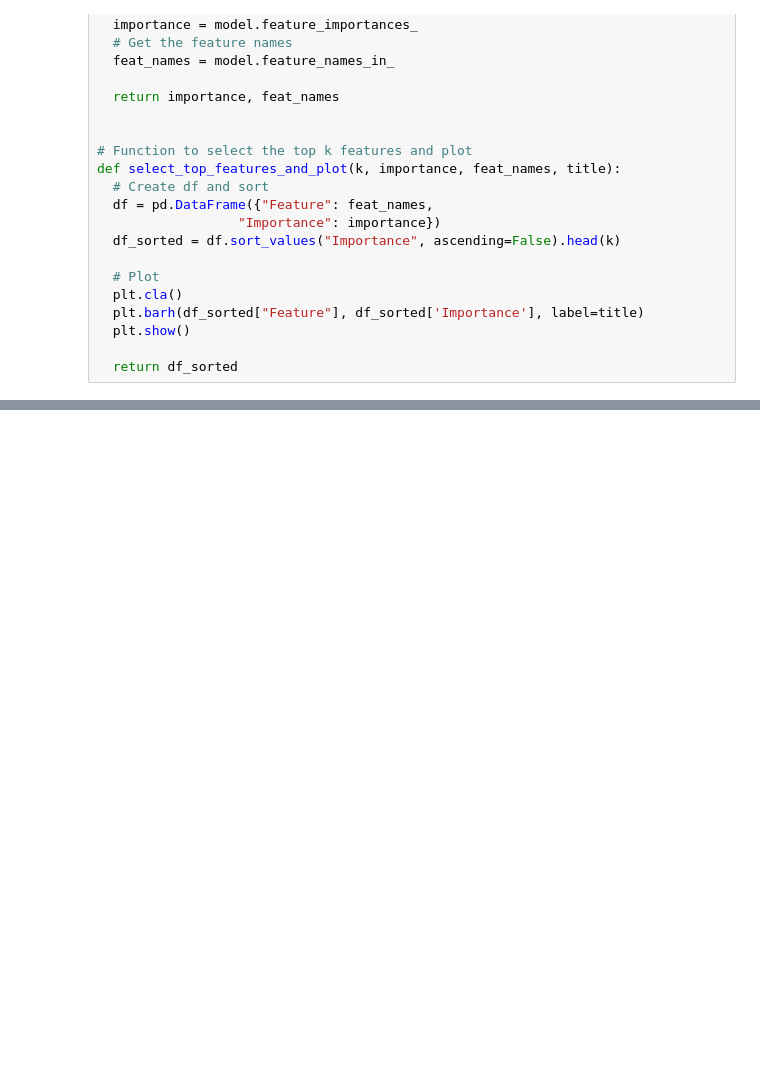
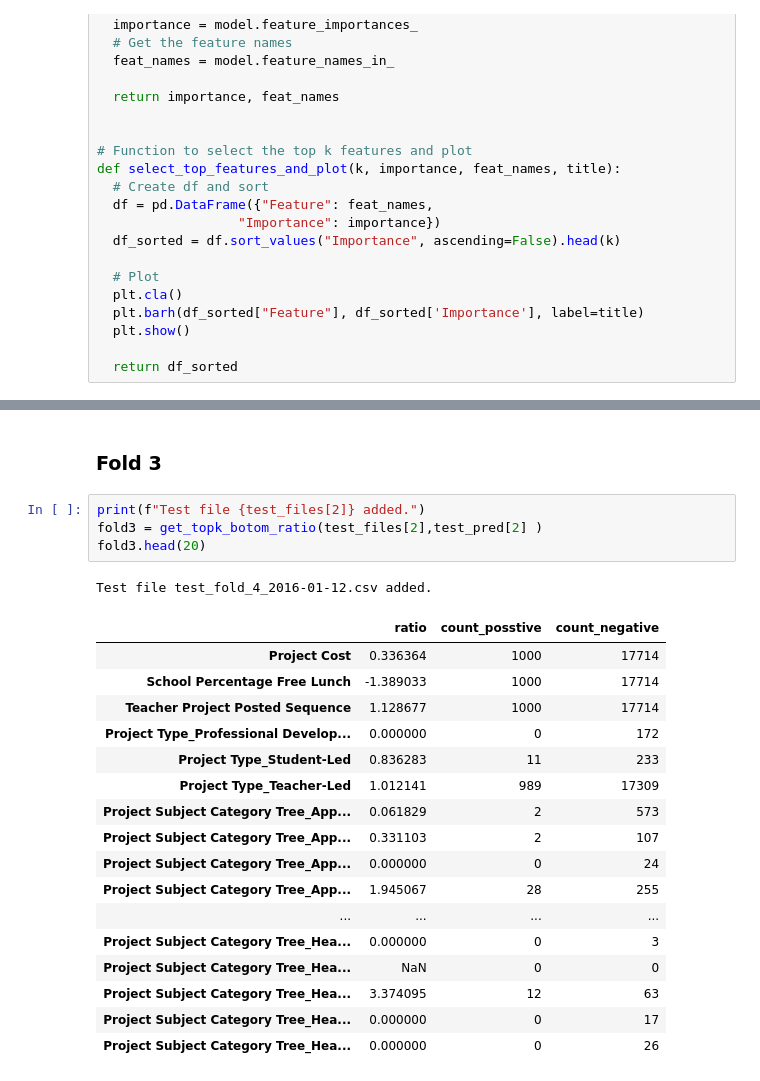
Before and after one commit to cepdnaclk/e17-4yp-using-machine-learning-in-high-stake-settings, a Jupyter notebook: Sanity_checks.ipynb, the cells around one changed output, grey strips where cells are left out. Cells and saved outputs as stored; diff of their text form; blank space fills up the shorter version.

```diff
--- a/Sanity_checks.ipynb
+++ b/Sanity_checks.ipynb
@@ -84,0 +235,25 @@ Mean ratio
+# %% [markdown]
+### Fold 3
+# %%
+print(f"Test file {test_files[2]} added.")
+fold3 = get_topk_botom_ratio(test_files[2],test_pred[2] )
+fold3.head(20)
+# %% [output]
+Test file test_fold_4_2016-01-12.csv added.
+|  | ratio | count_posstive | count_negative |
+| Project Cost | 0.336364 | 1000 | 17714 |
+| School Percentage Free Lunch | -1.389033 | 1000 | 17714 |
+| Teacher Project Posted Sequence | 1.128677 | 1000 | 17714 |
+| Project Type_Professional Develop... | 0.000000 | 0 | 172 |
+| Project Type_Student-Led | 0.836283 | 11 | 233 |
+| Project Type_Teacher-Led | 1.012141 | 989 | 17309 |
+| Project Subject Category Tree_App... | 0.061829 | 2 | 573 |
+| Project Subject Category Tree_App... | 0.331103 | 2 | 107 |
+| Project Subject Category Tree_App... | 0.000000 | 0 | 24 |
+| Project Subject Category Tree_App... | 1.945067 | 28 | 255 |
+| ... | ... | ... | ... |
+| Project Subject Category Tree_Hea... | 0.000000 | 0 | 3 |
+| Project Subject Category Tree_Hea... | NaN | 0 | 0 |
+| Project Subject Category Tree_Hea... | 3.374095 | 12 | 63 |
+| Project Subject Category Tree_Hea... | 0.000000 | 0 | 17 |
+| Project Subject Category Tree_Hea... | 0.000000 | 0 | 26 |
```
Also changed, not shown: parts of 33 cells of this notebook, 3 other files.
